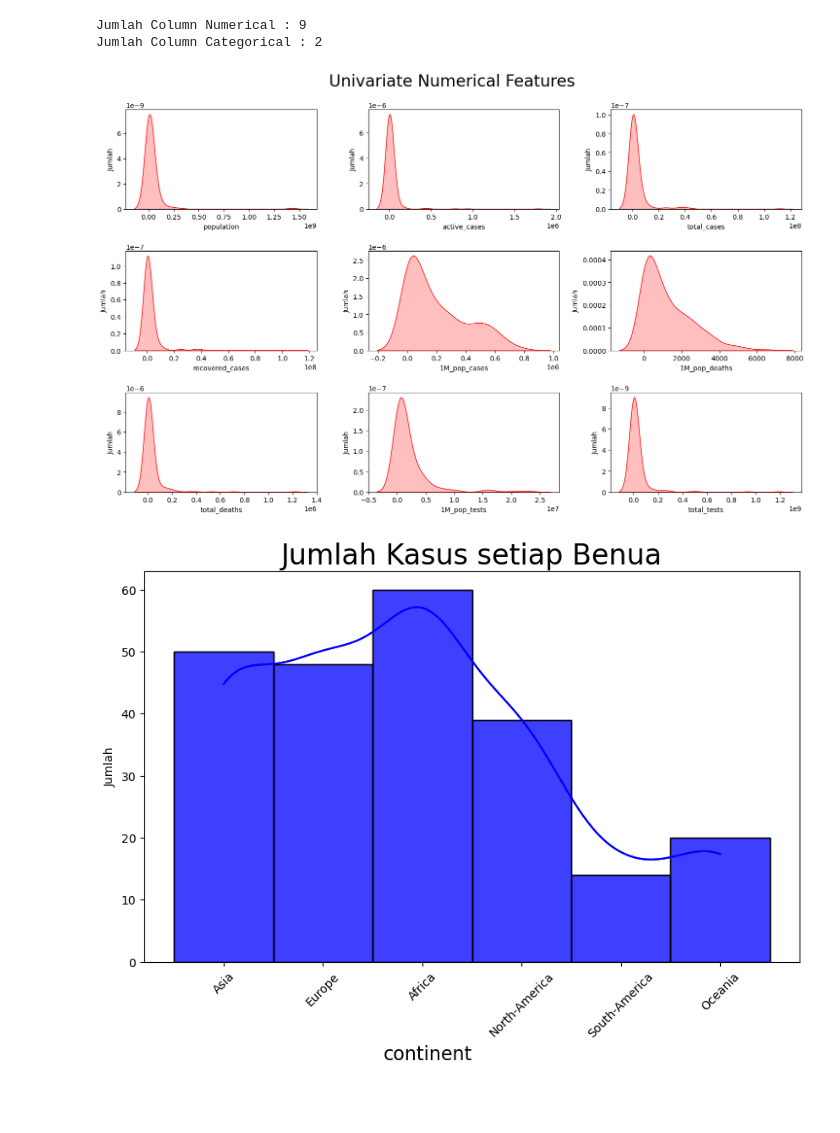
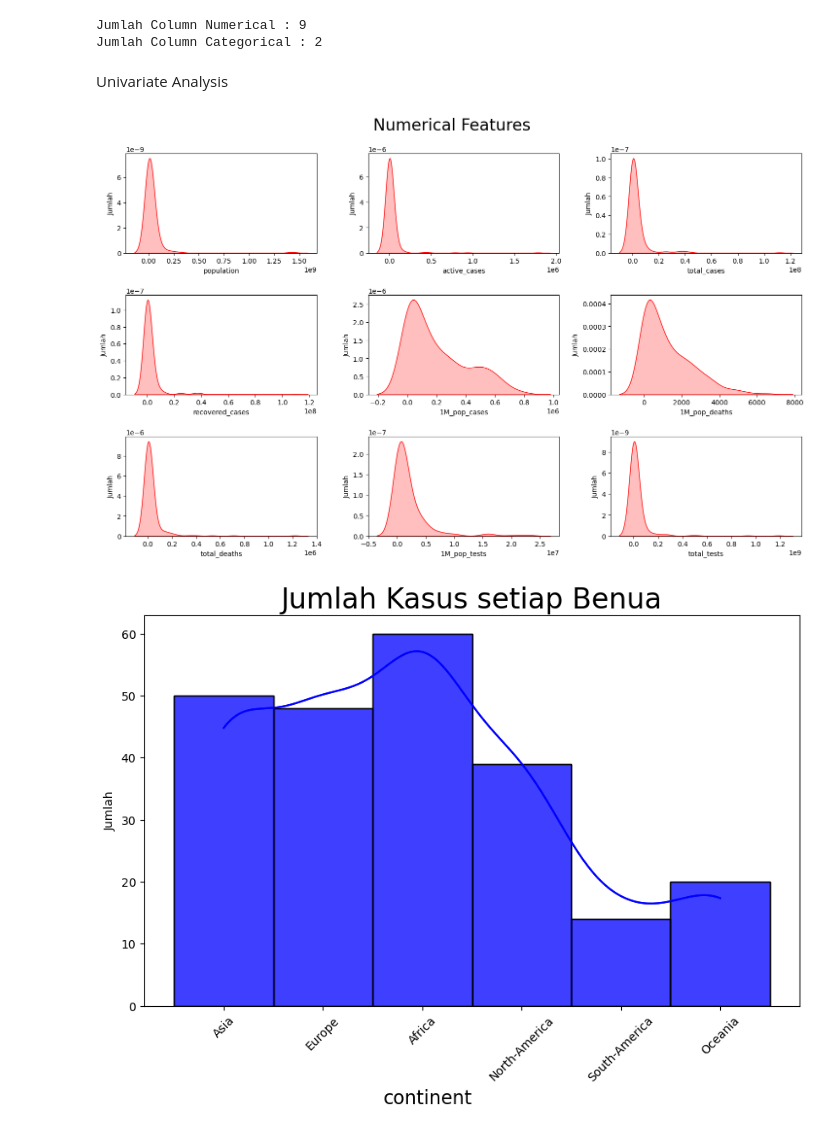
Before and after one commit to farzah14/Prediction_Cases_COVID-19, a Jupyter notebook: linear_regression.ipynb, the cells around one changed output. Drawn from its saved outputs; the diff is of its cells as text; code cells hidden in the pictures; blank space fills up the shorter version.

```diff
--- a/linear_regression.ipynb
+++ b/linear_regression.ipynb
@@ -192,19 +192,21 @@ print(f"Jumlah Column Categorical : {len(categoricalFeatures)}")
 # %% [output]
 Jumlah Column Numerical : 9
 Jumlah Column Categorical : 2
+# %% [markdown]
+Univariate Analysis
 # %%
 # Visualisasi Numerical Features
 plt.figure(figsize=(15, 15))
-plt.suptitle("Univariate Numerical Features", fontsize=24)
-for i, feature in enumerate(numericalFeatures):
+plt.suptitle("Numerical Features", fontsize=24)
+for i, feature in enumerate(numerical_features):
     plt.subplot(5, 3, i + 1)
     sns.kdeplot(x=df[feature], fill=True, color='r')
     # sns.histplot(df[numericalFeatures], kde=True, bins=40)
     plt.tight_layout(pad=2)
     plt.xlabel(feature)
     plt.ylabel("Jumlah")
 plt.show()
 # %% [output]
-[figure, old version]
+[figure, new version]
 # %%
 plt.figure(figsize=(10, 6))
```
Also changed, not shown: parts of 8 cells of this notebook.
